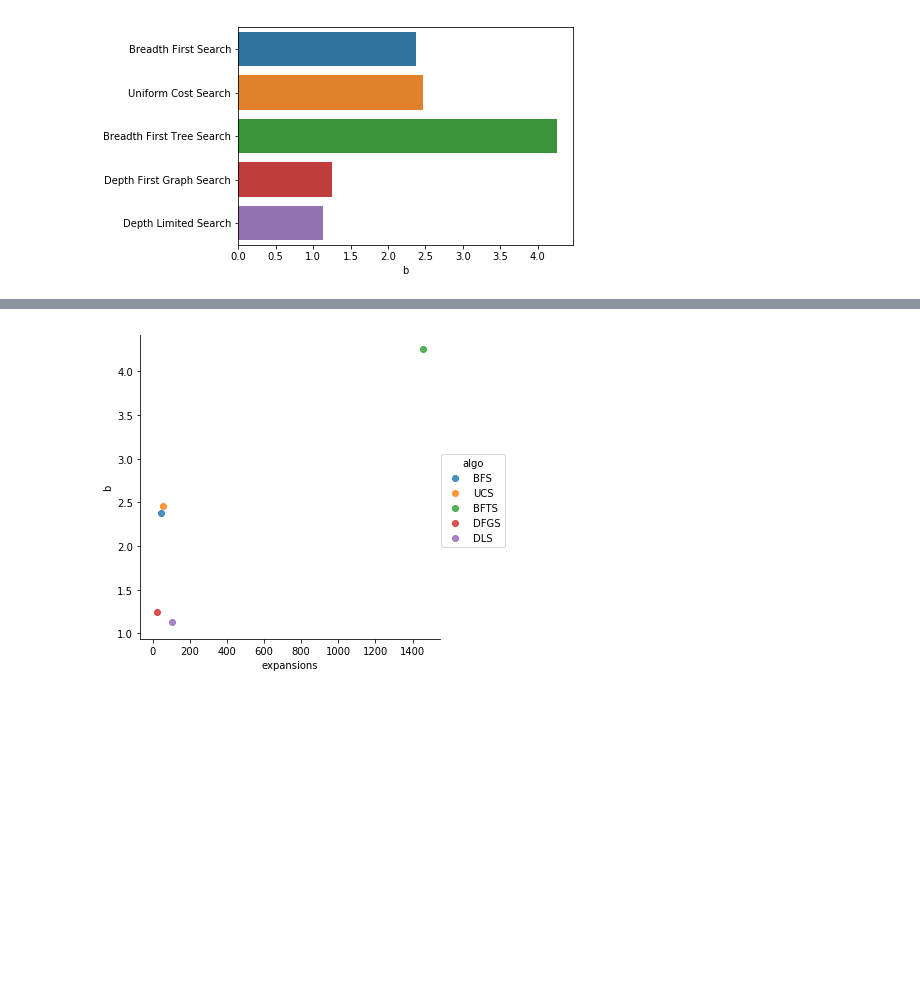
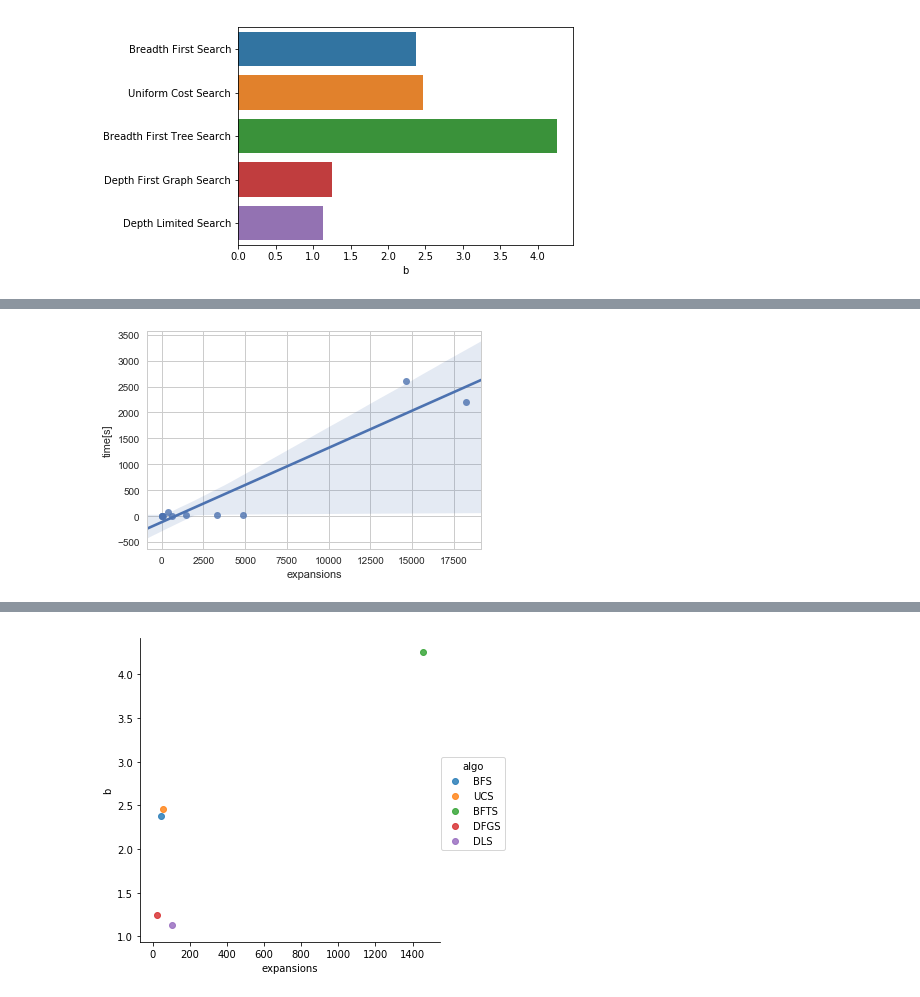
Before and after one commit to markovchainsmoker/AIND-Planning, a Jupyter notebook: Planning.ipynb, the cells around one changed output, grey strips where cells are left out. Drawn from its saved outputs; the diff is of its cells as text; code cells hidden in the pictures; blank space fills up the shorter version.

```diff
--- a/Planning.ipynb
+++ b/Planning.ipynb
@@ -164,0 +362,9 @@ utils.barh("b","algorithm", df)
+# %%
+import matplotlib as plt
+
+df=pd.concat([uninformed[p]['performance'] for p in range(0,3)])
+
+#df.plot.scatter('expansions','time[s]')
+fig=sns.regplot(x="expansions", y="time[s]", data=df.drop('breadth_first_tree_search'))
+# %% [output]
+[figure, added]
```
Also changed, not shown: parts of 45 cells of this notebook.
